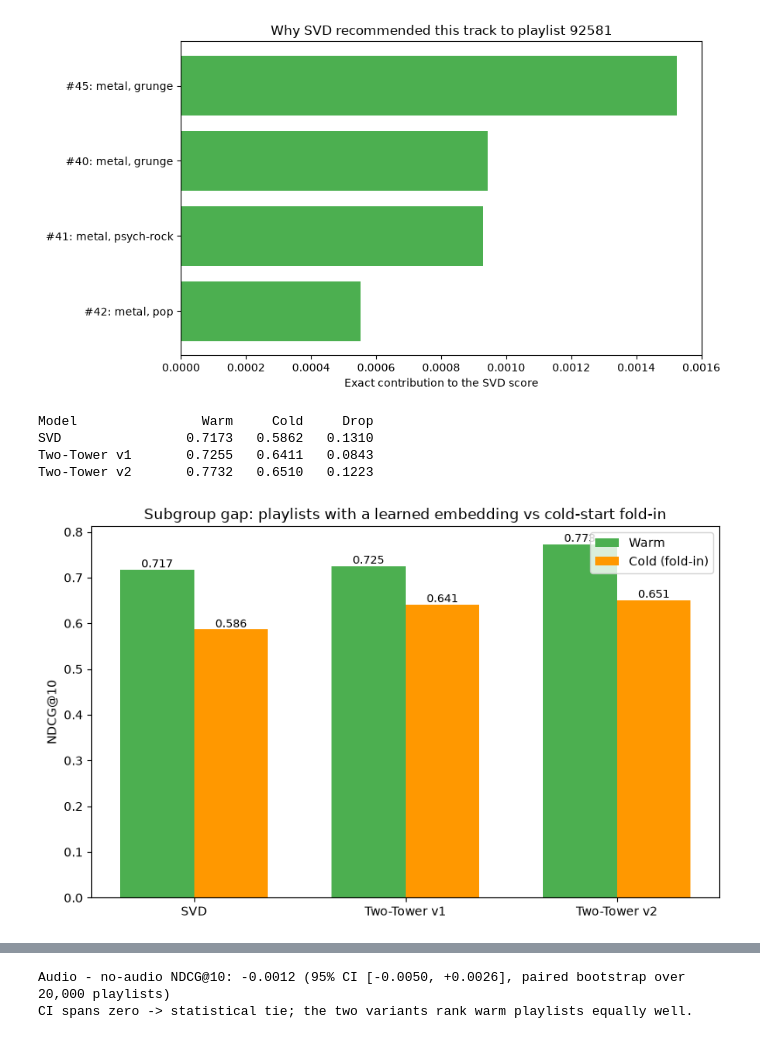
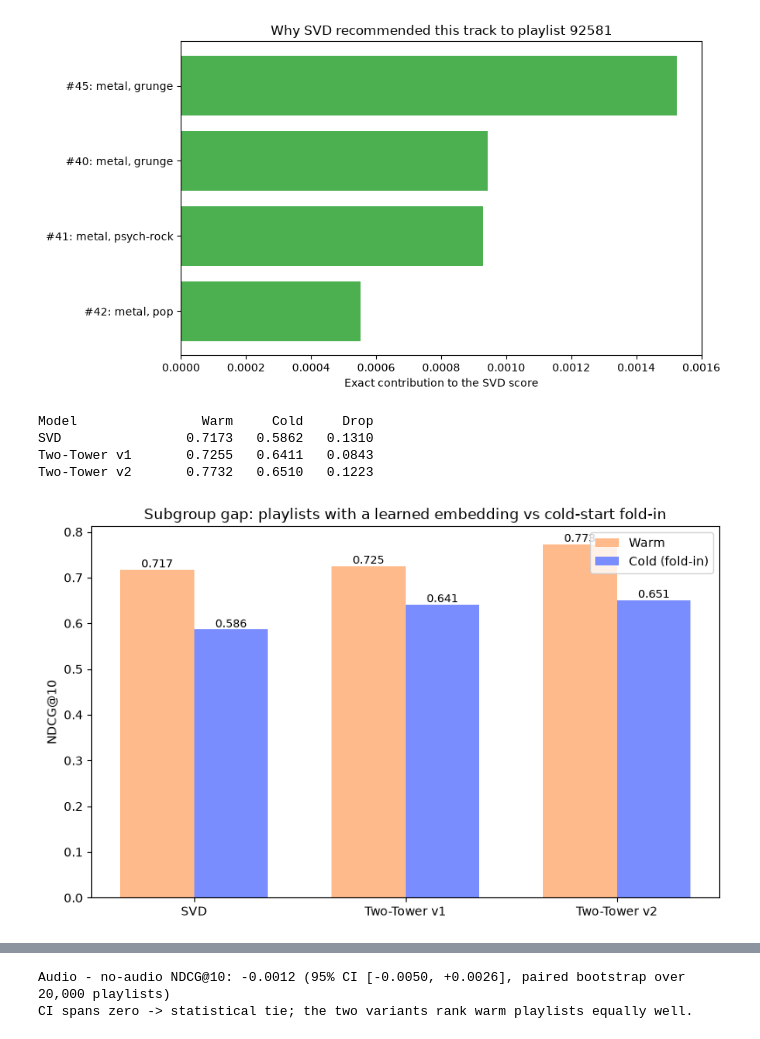
Before and after one commit to julesrif/ML-Music-Recommender-System, a Jupyter notebook: main.ipynb, the cells around one changed output, grey strips where cells are left out. Cells and saved outputs as stored; diff of their text form; code cells hidden in the pictures.

```diff
--- a/main.ipynb
+++ b/main.ipynb
@@ -1652,11 +1567,17 @@ heuristic:
 The test split is untouched, so every number stays comparable with the earlier evaluation
 sections.
 # %%
+# TODO: Add cache - this sections takes over an hour to recalculate every time the notebooks runs
+
 NEG_ALPHA = 0.75  # word2vec-style flattening of the popularity distribution
 MAX_EPOCHS = 20
 PATIENCE = 3
 VAL_USERS = 5000
 BATCH = 4096
+
+V2_CACHE_FILE = Path("cache/two_tower_v2_cache.pkl")
+V2_CACHE_FILE.parent.mkdir(parents=True, exist_ok=True)
+V2_CACHE_VERSION = "v2-negalpha0.75-maxep20-pat3"  # bump this string if you change params above
 
 rng = np.random.default_rng(RANDOM_SEED)
 torch.manual_seed(RANDOM_SEED)
@@ -1814,16 +1735,28 @@ def train_variant(use_audio, label):
     print(f"  best val NDCG@10: {best:.4f} at epoch {int(np.argmax(history['val_ndcg'])) + 1}")
     return model, history
 
+if V2_CACHE_FILE.exists():
+    print("Loading cached v2 models from disk...")
+    with open(V2_CACHE_FILE, "rb") as f:
+        cache = pickle.load(f)
+    if cache.get("cache_version") != V2_CACHE_VERSION:
+        raise RuntimeError(f"Stale v2 cache. Delete {V2_CACHE_FILE} and re-run.")
+    variants = {}
+    for label, use_audio in (("Two-Tower v2 (audio)", True), ("Two-Tower v2 (no audio)", False)):
+        model = TwoTowerV2(num_users, num_items, len(AUDIO_FEATURES), use_audio=use_audio)
+        model.load_state_dict(cache["states"][label])
+        model.eval()
+        variants[label] = (model, cache["histories"][label])
+else:
+    variants = {}
+    for use_audio, label in ((True, "Two-Tower v2 (audio)"), (False, "Two-Tower v2 (no audio)")):
+        variants[label] = train_variant(use_audio, label)
 
-variants = {}
-for use_audio, label in ((True, "Two-Tower v2 (audio)"), (False, "Two-Tower v2 (no audio)")):
-    variants[label] = train_variant(use_audio, label)
-
-fig, axes = plt.subplots(1, 2, figsize=(14, 5))
-for (label, (_, hist)), colour in zip(variants.items(), ("#4CAF50", "#FF9800")):
-    epochs_axis = range(1, len(hist["loss"]) + 1)
-    axes[0].plot(epochs_axis, hist["loss"], marker="o", label=label, color=colour)
-    axes[1].plot(epochs_axis, hist["val_ndcg"], marker="o", label=label, color=colour)
+    fig, axes = plt.subplots(1, 2, figsize=(14, 5))
+    for (label, (_, hist)), colour in zip(variants.items(), ("#4CAF50", "#FF9800")):
+        epochs_axis = range(1, len(hist["loss"]) + 1)
+        axes[0].plot(epochs_axis, hist["loss"], marker="o", label=label, color=colour)
+        axes[1].plot(epochs_axis, hist["val_ndcg"], marker="o", label=label, color=colour)
 
 axes[0].set_title("Training loss (BCE with popularity-matched negatives)")
 axes[0].set_xlabel("Epoch")
@@ -2343,36 +2288,36 @@ rows = [("SVD", final_metrics["SVD_NDCG@10"], cold_avg["SVD_NDCG@10"])]
 if INCLUDE_V1:  # v1 series
     rows.append(
         ("Two-Tower v1", final_metrics["Two-Tower DL_NDCG@10"], cold_avg["DL_NDCG@10"])
     )
 rows.append(
     ("Two-Tower v2", final_metrics["Two-Tower v2 (audio)_NDCG@10"], cold_v2["NDCG@10"])
 )
 
 print(f"{'Model':<16}{'Warm':>9}{'Cold':>9}{'Drop':>9}")
 for name, warm, cold in rows:
     print(f"{name:<16}{warm:>9.4f}{cold:>9.4f}{warm - cold:>9.4f}")
 
 fig, ax = plt.subplots(figsize=(8, 5))
 x = np.arange(len(rows))
 width = 0.35
-ax.bar(x - width / 2, [r[1] for r in rows], width, label="Warm", color="#4CAF50")
-ax.bar(x + width / 2, [r[2] for r in rows], width, label="Cold (fold-in)", color="#FF9800")
+ax.bar(x - width / 2, [r[1] for r in rows], width, label="Warm", color="#FFBA8B")
+ax.bar(x + width / 2, [r[2] for r in rows], width, label="Cold (fold-in)", color="#798DFF")
 for i, (_, warm, cold) in enumerate(rows):
     ax.text(i - width / 2, warm + 0.005, f"{warm:.3f}", ha="center", fontsize=9)
     ax.text(i + width / 2, cold + 0.005, f"{cold:.3f}", ha="center", fontsize=9)
 ax.set_xticks(x)
 ax.set_xticklabels([r[0] for r in rows])
 ax.set_ylabel("NDCG@10")
 ax.set_title("Subgroup gap: playlists with a learned embedding vs cold-start fold-in")
 ax.legend()
 plt.tight_layout()
 plt.show()
 # %% [output]
 Model                Warm     Cold     Drop
 SVD                0.7173   0.5862   0.1310
 Two-Tower v1       0.7255   0.6411   0.0843
 Two-Tower v2       0.7732   0.6510   0.1223
-[figure, old version]
+[figure, new version]
 # %%
 # Fair retraining ablation. The in-notebook v2 (no audio) attempt removed the audio tower
 # AND the BatchNorm inside item_fusion, so the raw dot product of two N(0,1) embeddings
```
Also changed, not shown: parts of 15 cells of this notebook.
